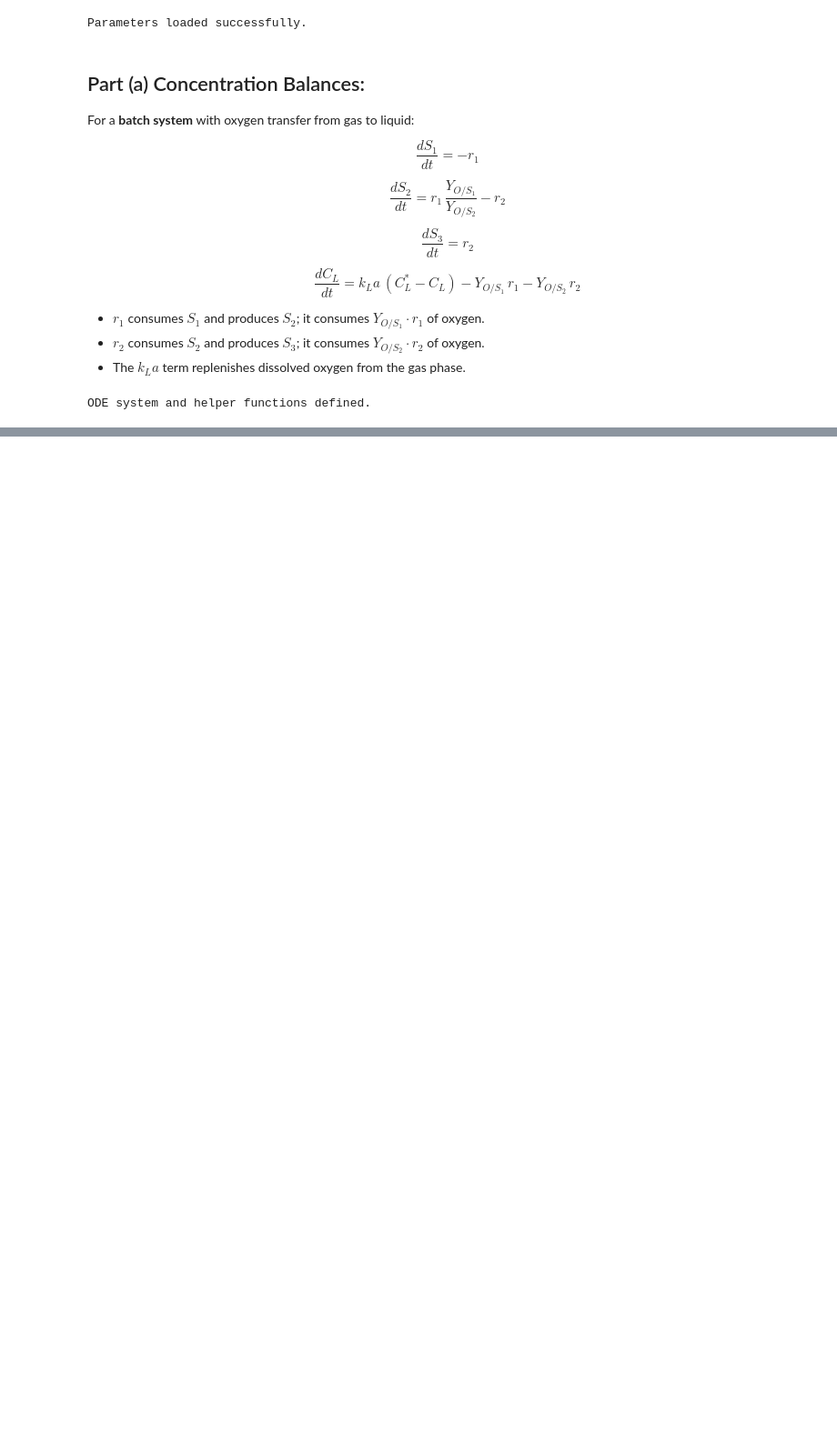
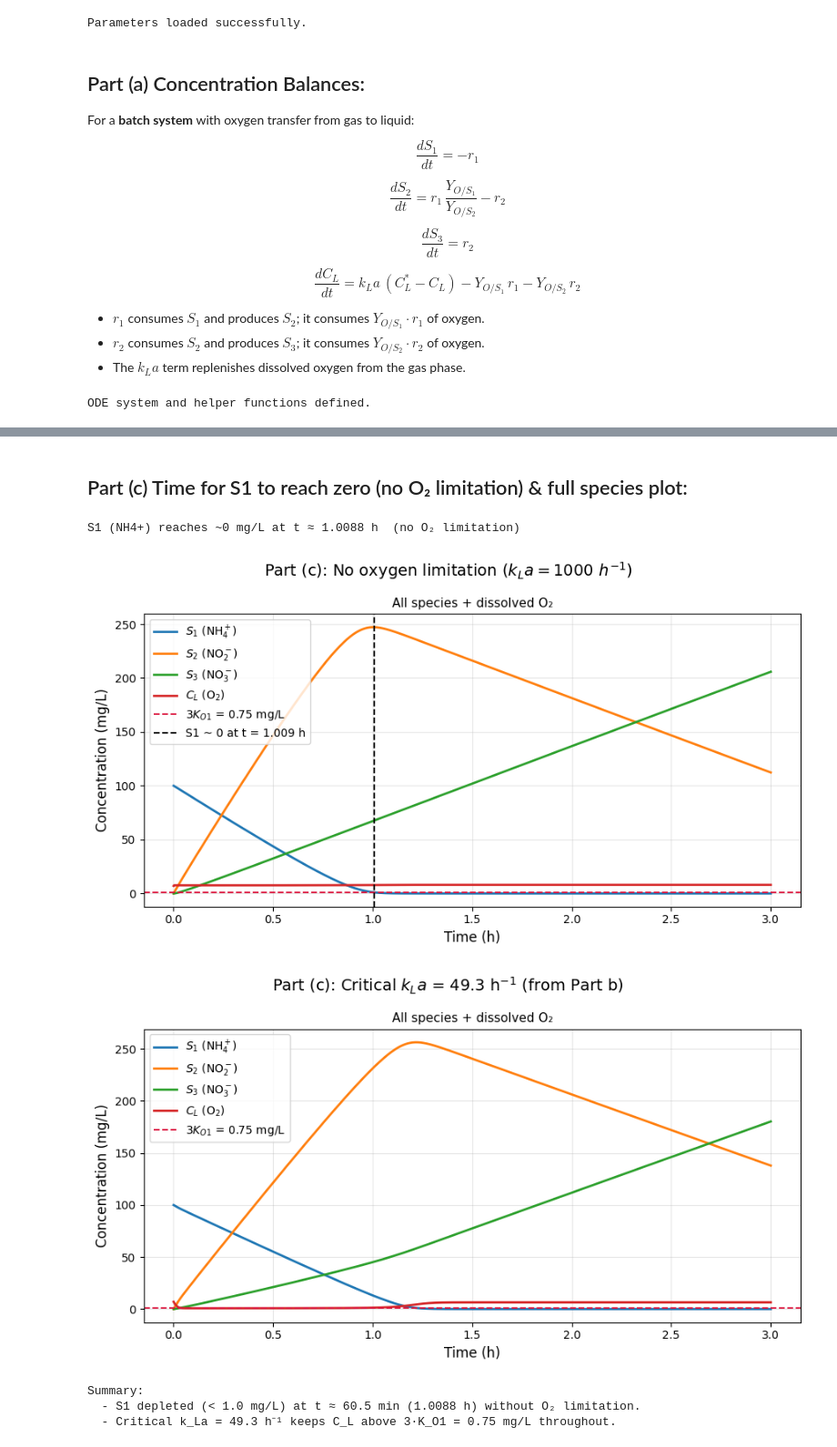
Before and after one commit to Noah-Paga/Bioreactor-mod-simulation, a Jupyter notebook: Project_5/Ex_3.ipynb, the cells around one changed output, grey strips where cells are left out. Shown at 91% size. Saved outputs shown, nothing was run; the diff lists cells and outputs as text; code cells hidden in the pictures; blank space fills up the shorter version.

```diff
--- a/Project_5/Ex_3.ipynb
+++ b/Project_5/Ex_3.ipynb
@@ -218,0 +136,79 @@ Summary:
+# %% [markdown]
+## Part (c) Time for S1 to reach zero (no O₂ limitation) & full species plot:
+# %%
+# Solve for both kLa cases
+kLa_no_lim = 1000.0          # h⁻¹ — virtually no O₂ limitation
+# kLa_critical comes from Part (b) sweep above
+
+t_span_c = (0, 3)
+t_eval_c = np.linspace(0, 3, 5000)
+
+sol_nl = simulate(kLa_no_lim, t_end=3.0, n_points=5000)
+sol_cr = simulate(kLa_critical, t_end=3.0, n_points=5000)
+
+# Find time when S1 -> 0 in the no-limitation case
+threshold = 1.0   # mg/L — considered "depleted"
+idx_zero  = np.where(sol_nl.y[0] < threshold)[0]
+if len(idx_zero) > 0:
+    t_zero = sol_nl.t[idx_zero[0]]
+    print(f"S1 (NH4+) reaches ~0 mg/L at t ≈ {t_zero:.4f} h  (no O₂ limitation)")
+else:
+    t_zero = None
+    print("S1 did not reach 0 within the simulated time – extend t_span.")
+
+# Labels and colours shared by both figures
+labels = [r'$S_1$ (NH$_4^+$)', r'$S_2$ (NO$_2^-$)',
+          r'$S_3$ (NO$_3^-$)', r'$C_L$ (O$_2$)']
+colors = ['tab:blue', 'tab:orange', 'tab:green', 'tab:red']
+
+# Plot 1: No oxygen limitation (kLa = 1000 h⁻¹)
+fig, ax = plt.subplots(figsize=(9, 5))
+fig.suptitle(r'Part (c): No oxygen limitation ($k_La = 1000\ h^{-1}$)', fontsize=14)
+
+for k, (lbl, col) in enumerate(zip(labels, colors)):
+    ax.plot(sol_nl.t, sol_nl.y[k], color=col, lw=2, label=lbl)
+
+ax.axhline(3 * KO1, color='crimson', ls='--', lw=1.4,
+           label=rf'$3K_{{O1}}$ = {3*KO1} mg/L')
+if t_zero is not None:
+    ax.axvline(t_zero, color='black', ls='--', lw=1.4,
+               label=f'S1 ~ 0 at t = {t_zero:.3f} h')
+
+ax.set_xlabel('Time (h)', fontsize=12)
+ax.set_ylabel('Concentration (mg/L)', fontsize=12)
+ax.set_title(r'All species + dissolved O₂', fontsize=11)
+ax.legend(fontsize=10)
+ax.grid(True, alpha=0.3)
+plt.tight_layout()
+plt.show()
+
+# Plot 2: Critical kLa from Part (b)
+fig, ax = plt.subplots(figsize=(9, 5))
+fig.suptitle(rf'Part (c): Critical $k_La$ = {kLa_critical:.1f} h$^{{-1}}$ (from Part b)',
+             fontsize=14)
+
+for k, (lbl, col) in enumerate(zip(labels, colors)):
+    ax.plot(sol_cr.t, sol_cr.y[k], color=col, lw=2, label=lbl)
+
+ax.axhline(3 * KO1, color='crimson', ls='--', lw=1.4,
+           label=rf'$3K_{{O1}}$ = {3*KO1} mg/L')
+
+ax.set_xlabel('Time (h)', fontsize=12)
+ax.set_ylabel('Concentration (mg/L)', fontsize=12)
+ax.set_title(r'All species + dissolved O₂', fontsize=11)
+ax.legend(fontsize=10)
+ax.grid(True, alpha=0.3)
+plt.tight_layout()
+plt.show()
+
+if t_zero is not None:
+    print(f"\nSummary:")
+    print(f"  - S1 depleted (< {threshold} mg/L) at t ≈ {t_zero*60:.1f} min ({t_zero:.4f} h) without O₂ limitation.")
+    print(f"  - Critical k_La = {kLa_critical:.1f} h⁻¹ keeps C_L above 3·K_O1 = {3*KO1} mg/L throughout.")
+# %% [output]
+S1 (NH4+) reaches ~0 mg/L at t ≈ 1.0088 h  (no O₂ limitation)
+[figure, added]
+[figure, added]
+Summary:
+  - S1 depleted (< 1.0 mg/L) at t ≈ 60.5 min (1.0088 h) without O₂ limitation.
+  - Critical k_La = 49.3 h⁻¹ keeps C_L above 3·K_O1 = 0.75 mg/L throughout.
```
Also changed, not shown: parts of 6 cells of this notebook, 1 other file.
